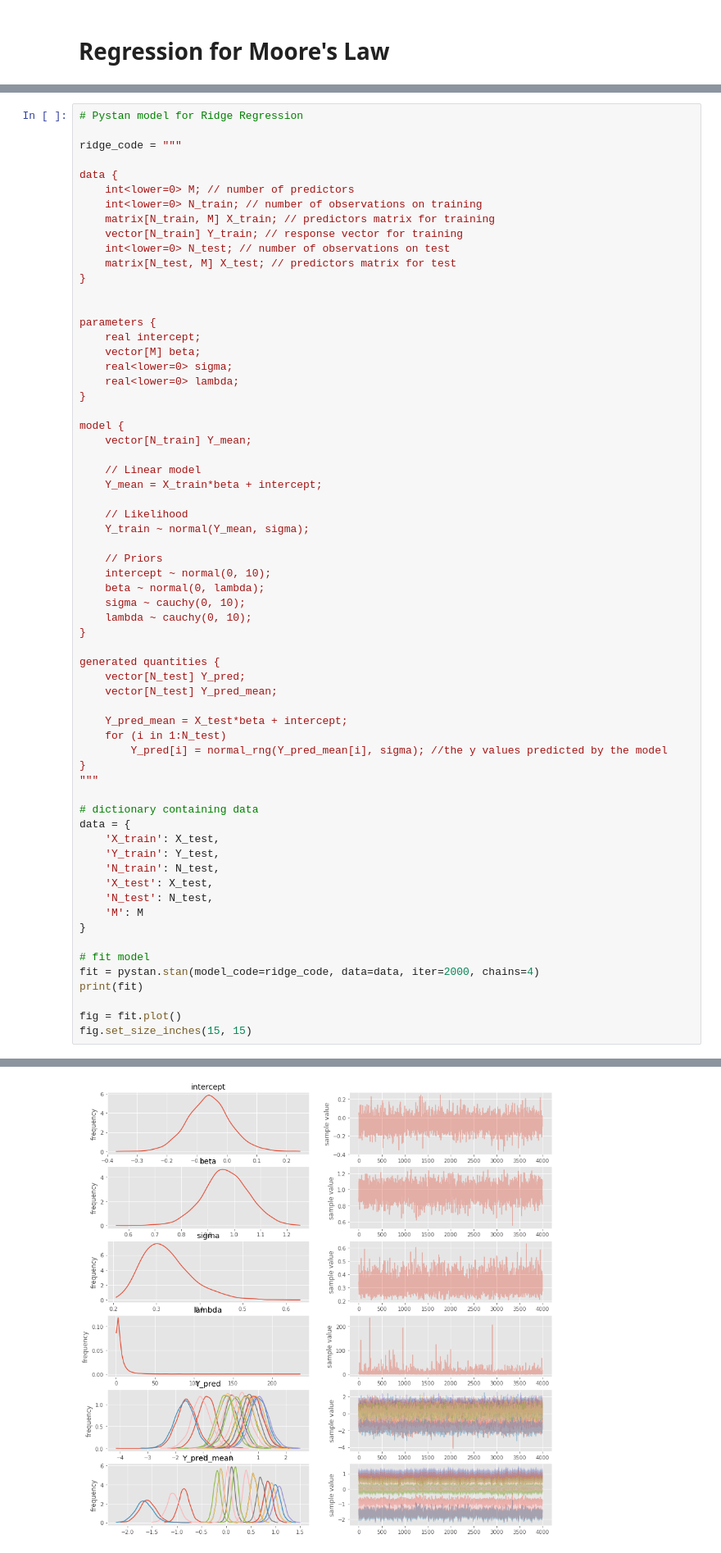
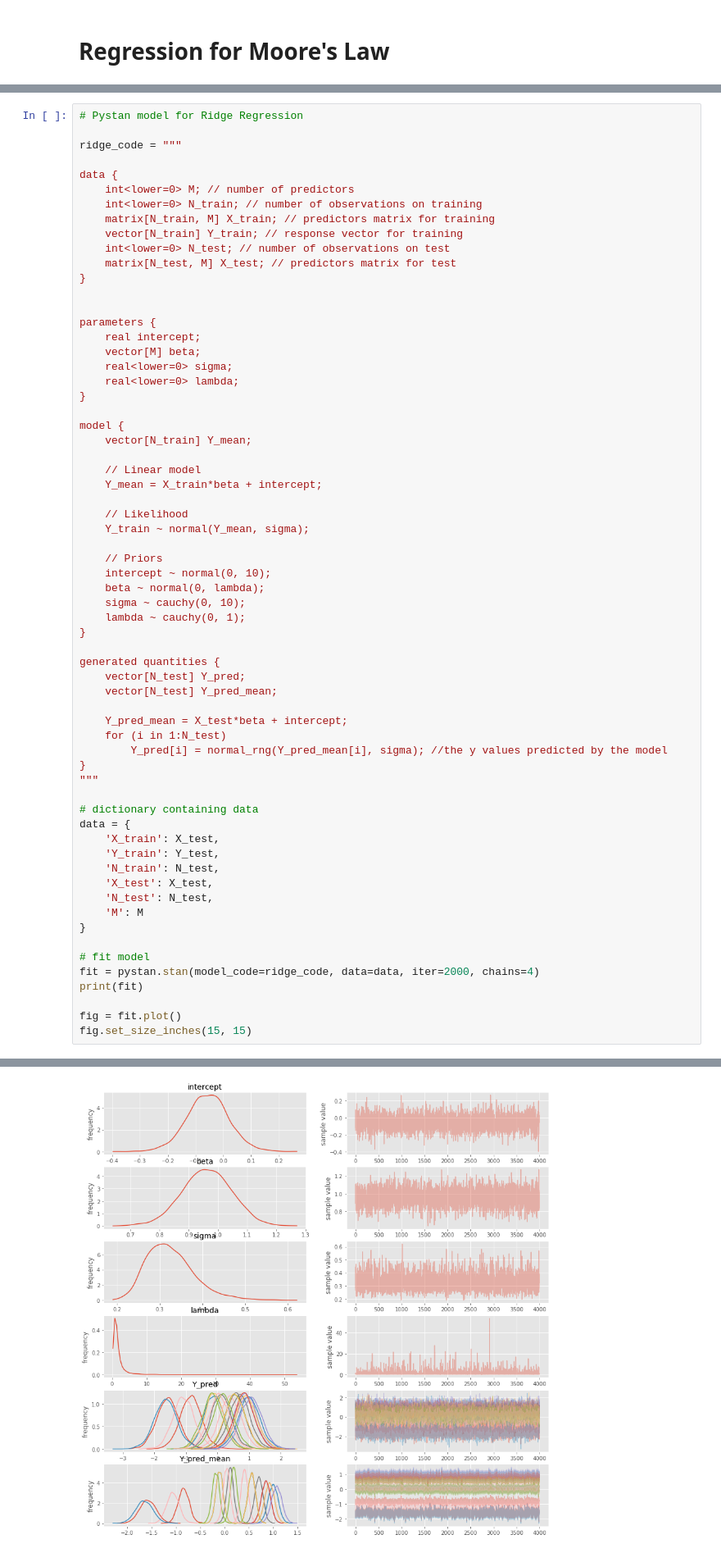
Before and after one commit to gondimribeiro/statistical-rethinking, a Jupyter notebook: extras/linear-models.ipynb, the cells around one changed output, grey strips where cells are left out. Shown: that part at 82% size. Drawn from its saved outputs; the diff is of its cells as text.

```diff
--- a/extras/linear-models.ipynb
+++ b/extras/linear-models.ipynb
@@ -84,7 +84,7 @@ model {
     intercept ~ normal(0, 10);
     beta ~ normal(0, lambda);
     sigma ~ cauchy(0, 10);
-    lambda ~ cauchy(0, 10);
+    lambda ~ cauchy(0, 1);
 }
 
 generated quantities {
@@ -132,7 +132,7 @@ Samples were drawn using NUTS at Fri Apr  7 16:46:53 2017.
 For each parameter, n_eff is a crude measure of effective sample size,
 and Rhat is the potential scale reduction factor on split chains (at
 convergence, Rhat=1).
-[figure, old version]
+[figure, new version]
 # %%
 Y_pred = fit.extract('Y_pred')['Y_pred']
 Y_hpdi = pymc.utils.hpd(Y_pred, 0.11)
```
Also changed, not shown: parts of 2 cells of this notebook.
